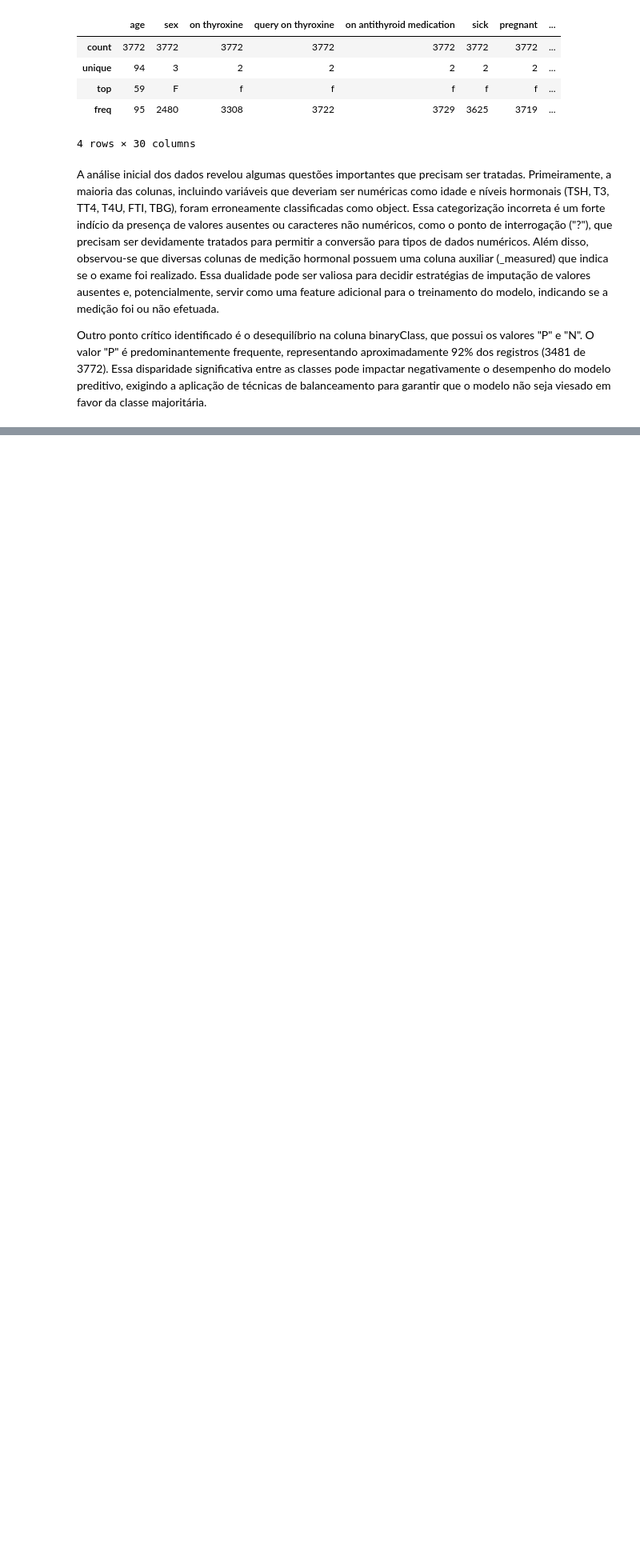
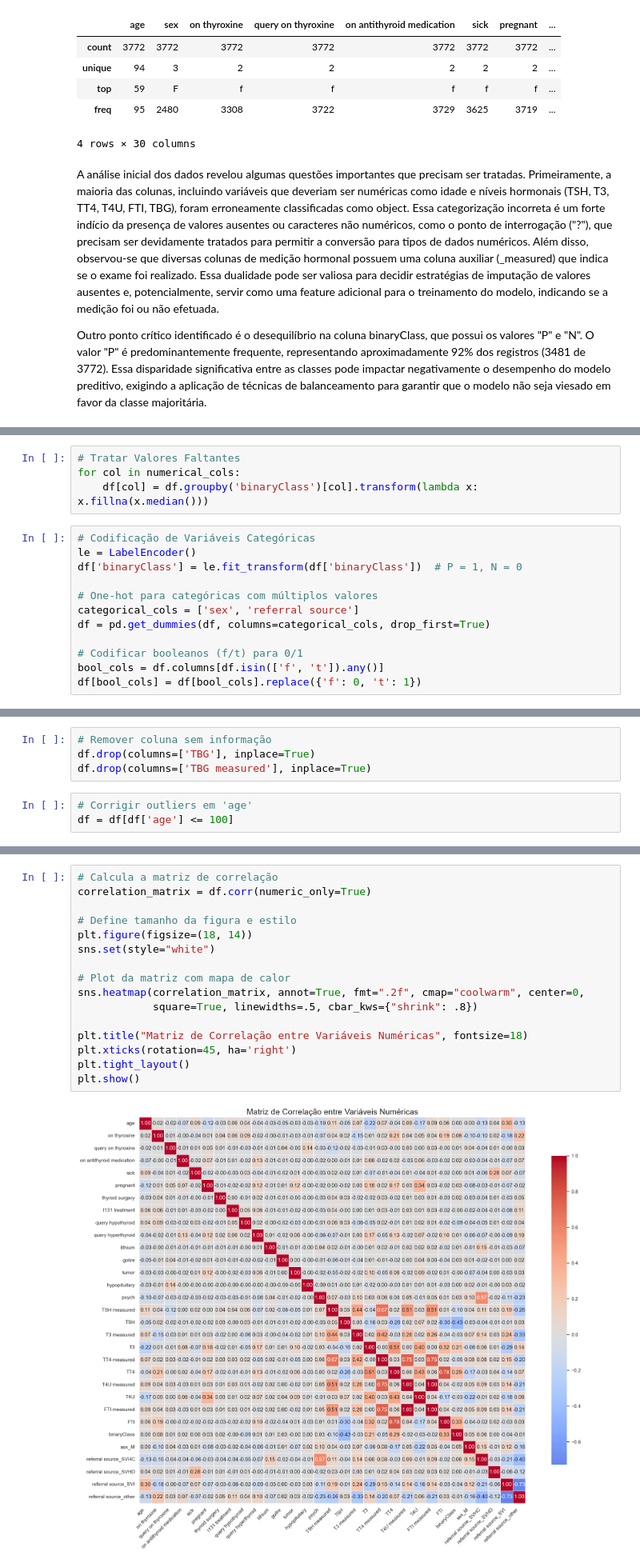
Before and after one commit to ottoinspace/Projeto-Final-EBAC-Hypothyroid, a Jupyter notebook: Projeto_Final_EBAC_Hypothyroid.ipynb, the cells around one changed output, grey strips where cells are left out. Shown: that part at 80% size. Drawn from its saved outputs; the diff is of its cells as text; blank space fills up the shorter version.

```diff
--- a/Projeto_Final_EBAC_Hypothyroid.ipynb
+++ b/Projeto_Final_EBAC_Hypothyroid.ipynb
@@ -61,0 +71,16 @@ Outro ponto crítico identificado é o desequilíbrio na coluna binaryClass, que
+# %%
+# Tratar Valores Faltantes
+for col in numerical_cols:
+    df[col] = df.groupby('binaryClass')[col].transform(lambda x: x.fillna(x.median()))
+# %%
+# Codificação de Variáveis Categóricas
+le = LabelEncoder()
+df['binaryClass'] = le.fit_transform(df['binaryClass'])  # P = 1, N = 0
+
+# One-hot para categóricas com múltiplos valores
+categorical_cols = ['sex', 'referral source']
+df = pd.get_dummies(df, columns=categorical_cols, drop_first=True)
+
+# Codificar booleanos (f/t) para 0/1
+bool_cols = df.columns[df.isin(['f', 't']).any()]
+df[bool_cols] = df[bool_cols].replace({'f': 0, 't': 1})
@@ -61,0 +120,7 @@ Outro ponto crítico identificado é o desequilíbrio na coluna binaryClass, que
+# %%
+# Remover coluna sem informação
+df.drop(columns=['TBG'], inplace=True)
+df.drop(columns=['TBG measured'], inplace=True)
+# %%
+# Corrigir outliers em 'age'
+df = df[df['age'] <= 100]
@@ -61,0 +129,18 @@ Outro ponto crítico identificado é o desequilíbrio na coluna binaryClass, que
+# %%
+# Calcula a matriz de correlação
+correlation_matrix = df.corr(numeric_only=True)
+
+# Define tamanho da figura e estilo
+plt.figure(figsize=(18, 14))
+sns.set(style="white")
+
+# Plot da matriz com mapa de calor
+sns.heatmap(correlation_matrix, annot=True, fmt=".2f", cmap="coolwarm", center=0,
+            square=True, linewidths=.5, cbar_kws={"shrink": .8})
+
+plt.title("Matriz de Correlação entre Variáveis Numéricas", fontsize=18)
+plt.xticks(rotation=45, ha='right')
+plt.tight_layout()
+plt.show()
+# %% [output]
+[figure, added]
```
Also changed, not shown: parts of 7 cells of this notebook.
